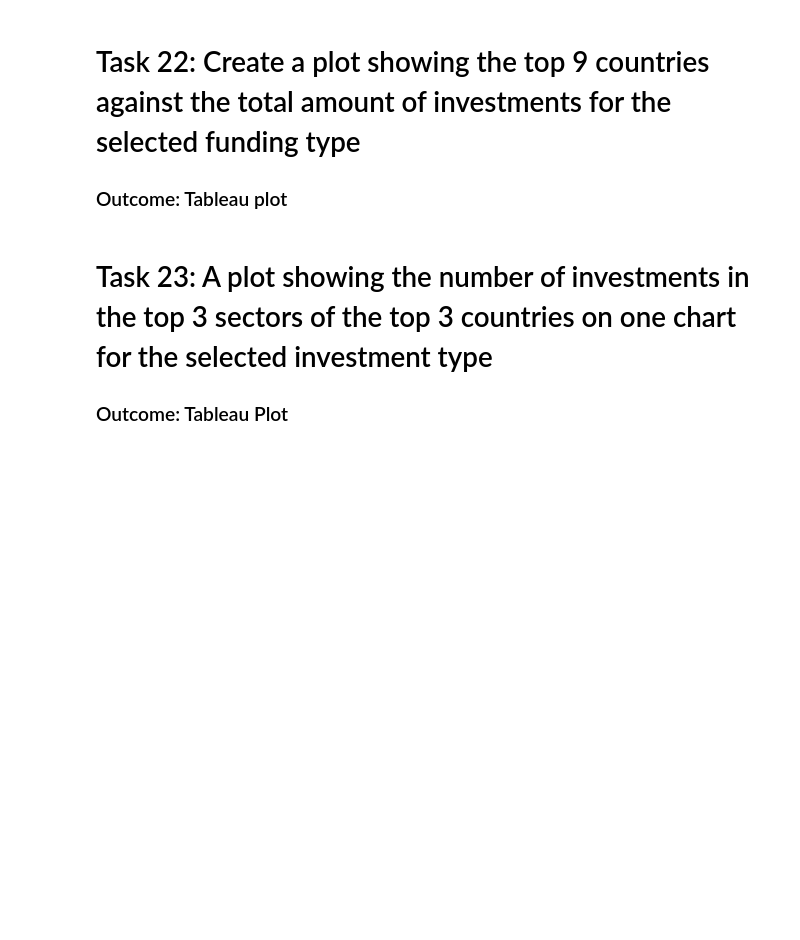
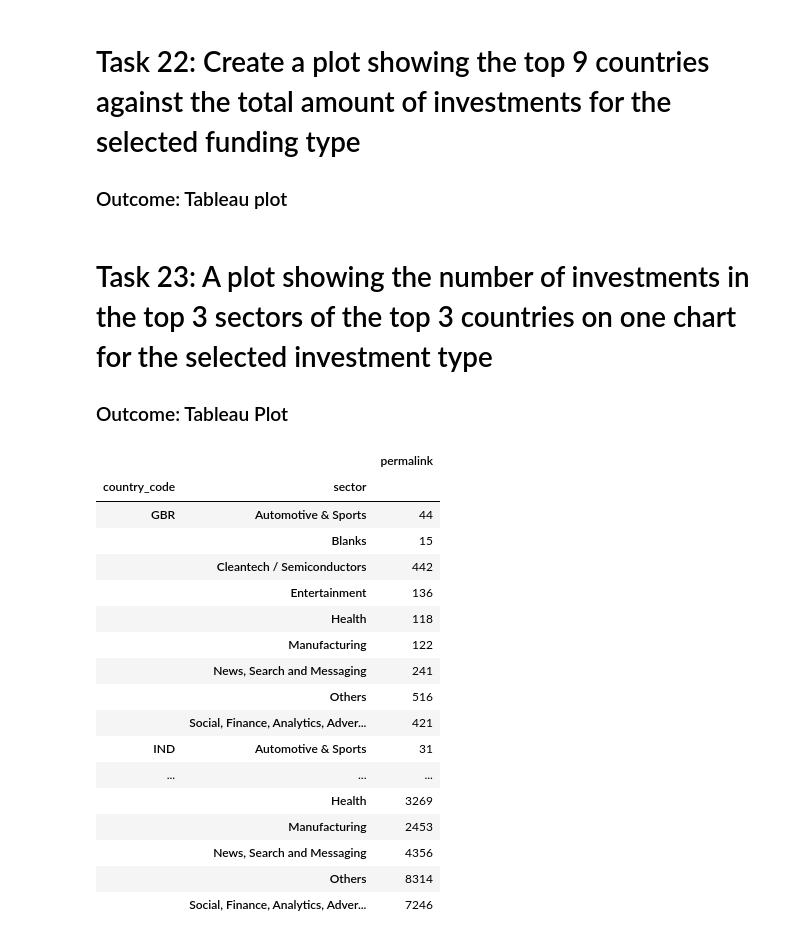
Before and after one commit to Nanditha-G-N/Machine-Learning-Case-Studies, a Jupyter notebook: investment-case-study_SR_AN.ipynb, the cells around one changed output. Saved outputs shown, nothing was run; the diff lists cells and outputs as text; code cells hidden in the pictures; blank space fills up the shorter version.

```diff
--- a/investment-case-study_SR_AN.ipynb
+++ b/investment-case-study_SR_AN.ipynb
@@ -637,0 +653,24 @@ master_frame_IND[master_frame_IND['sector']=='Social, Finance, Analytics, Advert
+# %%
+df_plot3=master_frame_venture[master_frame_venture['country_code'].isin(['USA','GBR','IND'])]
+df_plot3 = pd.DataFrame(df_plot3.groupby(['country_code','sector']).permalink.count())
+df_plot3.to_csv("plot3", sep=',', encoding='utf-8')
+df_plot3
+# %% [output]
+|  |  | permalink |
+| country_code | sector |  |
+| GBR | Automotive & Sports | 44 |
+|  | Blanks | 15 |
+|  | Cleantech / Semiconductors | 442 |
+|  | Entertainment | 136 |
+|  | Health | 118 |
+|  | Manufacturing | 122 |
+|  | News, Search and Messaging | 241 |
+|  | Others | 516 |
+|  | Social, Finance, Analytics, Adver... | 421 |
+| IND | Automotive & Sports | 31 |
+| ... | ... | ... |
+|  | Health | 3269 |
+|  | Manufacturing | 2453 |
+|  | News, Search and Messaging | 4356 |
+|  | Others | 8314 |
+|  | Social, Finance, Analytics, Adver... | 7246 |
```
Also changed, not shown: parts of 19 cells of this notebook, 4 other files.
